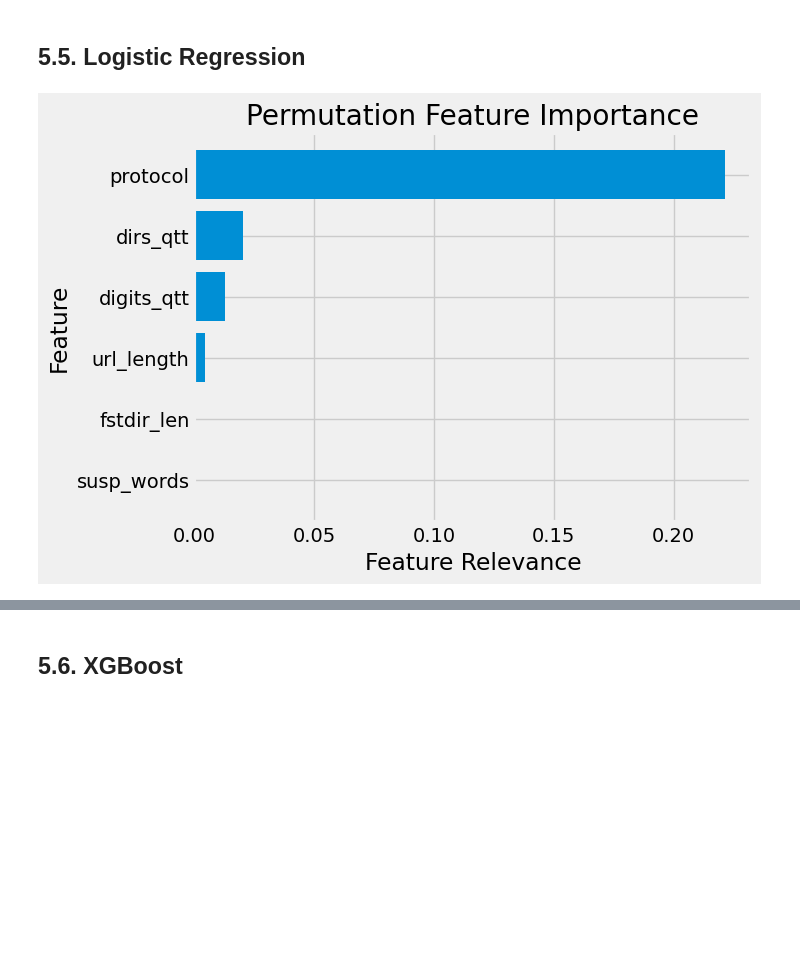
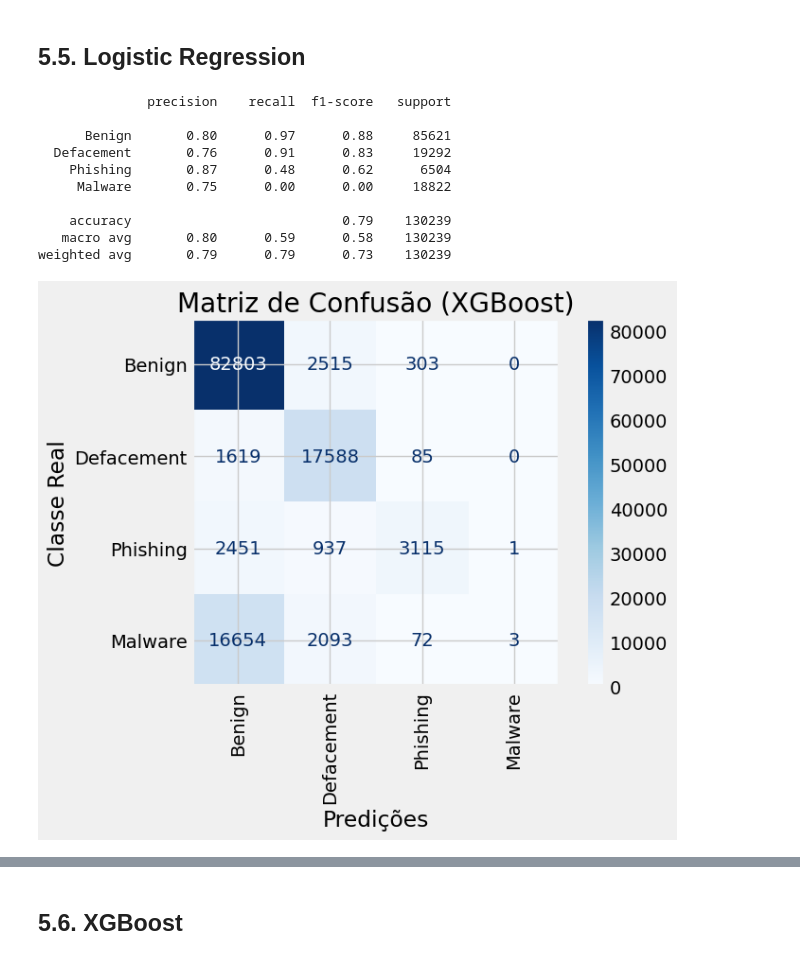
Before and after one commit to juliorodrigues07/url_detection, a Jupyter notebook: notebook/url_detection.ipynb, the cells around one changed output, grey strips where cells are left out. Cells and saved outputs as stored; diff of their text form; code cells hidden in the pictures; blank space fills up the shorter version.

```diff
--- a/notebook/url_detection.ipynb
+++ b/notebook/url_detection.ipynb
@@ -207,8 +235,9 @@ def decision_tree(training_attributes, test_attributes, training_classes, test_c
 
     # Extraction of the obtained test results
     predictions = classifier.predict(test_attributes)
+    summary(class_names, test_classes, predictions)
 
-    return predictions, classifier.feature_importances_
+    return classifier.feature_importances_
 
 
 def svm_model(training_attributes, test_attributes, training_classes, test_classes, class_names):
@@ -217,9 +246,10 @@ def svm_model(training_attributes, test_attributes, training_classes, test_class
     classifier.fit(training_attributes, training_classes)
 
     predictions = classifier.predict(test_attributes)
+    summary(class_names, test_classes, predictions)
 
     perm_importance = permutation_importance(classifier, test_attributes, test_classes)
-    return predictions, perm_importance
+    return perm_importance
 
 
 def logistic_regression(training_attributes, test_attributes, training_classes, test_classes, class_names):
@@ -228,9 +258,10 @@ def logistic_regression(training_attributes, test_attributes, training_classes,
     classifier.fit(training_attributes, training_classes)
 
     predictions = classifier.predict(test_attributes)
+    summary(class_names, test_classes, predictions)
 
     perm_importance = permutation_importance(classifier, test_attributes, test_classes)
-    return predictions, perm_importance
+    return perm_importance
 
 
 def xgb_classification(training_attributes, test_attributes, training_classes, test_classes, class_names):
@@ -247,7 +278,8 @@ def xgb_classification(training_attributes, test_attributes, training_classes, t
     xgb_clf.fit(training_attributes, training_classes)
     predictions = xgb_clf.predict(test_attributes)
 
-    return predictions, xgb_clf.feature_importances_
+    summary(class_names, test_classes, predictions)
+    return xgb_clf.feature_importances_
 
 
 def cv_learning(attributes, classes, classifier):
@@ -268,9 +300,10 @@ def summary(class_names, test_classes, predictions):
     ConfusionMatrixDisplay.from_predictions(test_classes, predictions,
                                             display_labels=class_names, cmap='Blues', xticks_rotation='vertical')
 
-    plt.title('Confusion Matrix')
-    plt.xlabel('Predictions')
-    plt.ylabel('Real Class')
+    plt.title('Matriz de Confusão (XGBoost)')
+    plt.xlabel('Predições')
+    plt.ylabel('Classe Real')
+    plt.show()
 
 # TODO: Save trained models after tuning
 # %% [markdown]
@@ -283,7 +316,7 @@ drive.mount('/content/drive')
 url_dataset = read_csv(f'{getcwd()}/drive/MyDrive/URLs.csv')
 
 class_names = ['Benign', 'Defacement', 'Phishing', 'Malware']
-feature_names = ['url_length', 'protocol', 'digits_qtt', 'dirs_qtt', 'fstdir_len', 'susp_words']
+feature_names = ['url_length', 'protocol', 'digits_qtt', 'dirs_qtt', 'fstdir_len', 'susp_words', 'url_punc']
 # %% [output]
 Drive already mounted at /content/drive; to attempt to forcibly remount, call drive.mount("/content/drive", force_remount=True).
 # %%
@@ -304,12 +337,14 @@ def grind_dataset(dataset):
     url_dataset['dirs_qtd'] = url_dataset['url'].apply(lambda x: count_dirs(x))
     url_dataset['fstdir_length'] = url_dataset['url'].apply(lambda x: first_directory(x))
     url_dataset['susp_words'] = url_dataset['url'].apply(lambda x: odd_words(x))
+    url_dataset = count_punctuation(url_dataset.copy())
 
     # Equal frequency binning by url lengths
-    categorical_size = ['Short', 'Normal', 'Long', 'Very Long']
-    url_dataset['url_length'] = qcut(url_dataset['url_length'].copy(), q=4, labels=categorical_size)
-    url_dataset = discretize_values(url_dataset.copy(), 'url_length')
+    # categorical_size = ['Short', 'Normal', 'Long', 'Very Long']
+    # url_dataset['url_length'] = qcut(url_dataset['url_length'].copy(), q=4, labels=categorical_size)
+    # url_dataset = discretize_values(url_dataset.copy(), 'url_length')
 
+    url_dataset.to_csv(f'{getcwd()}/drive/MyDrive/preprocessed_v3.csv', index=False)
     return url_dataset
 # %%
 polished_dataset = grind_dataset(url_dataset)
@@ -364,8 +406,18 @@ attributes = attr_scaler.fit_transform(attributes.copy())
 ## **5.5.   Logistic Regression**
 # %%
 training_attributes, test_attributes, training_classes, test_classes = holdout_split(attributes, classes)
-predictions, f_importances = logistic_regression(training_attributes, test_attributes,
+f_importances = logistic_regression(training_attributes, test_attributes,
                                     training_classes, test_classes, class_names)
 calculate_importances(f_importances, feature_names)
 # %% [output]
+              precision    recall  f1-score   support
+
+      Benign       0.80      0.97      0.88     85621
+  Defacement       0.76      0.91      0.83     19292
+    Phishing       0.87      0.48      0.62      6504
+     Malware       0.75      0.00      0.00     18822
+
+    accuracy                           0.79    130239
+   macro avg       0.80      0.59      0.58    130239
+weighted avg       0.79      0.79      0.73    130239
-[figure, old version]
+[figure, new version]
```
Also changed, not shown: parts of 15 cells of this notebook.
